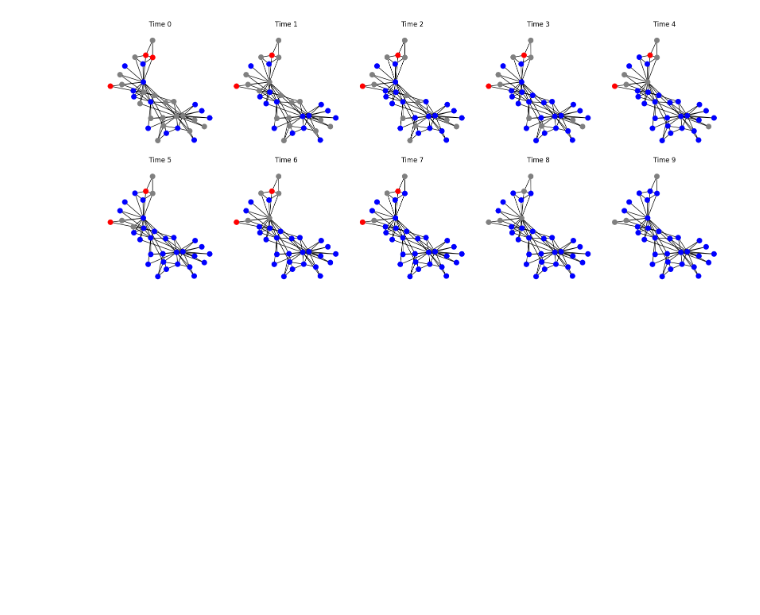
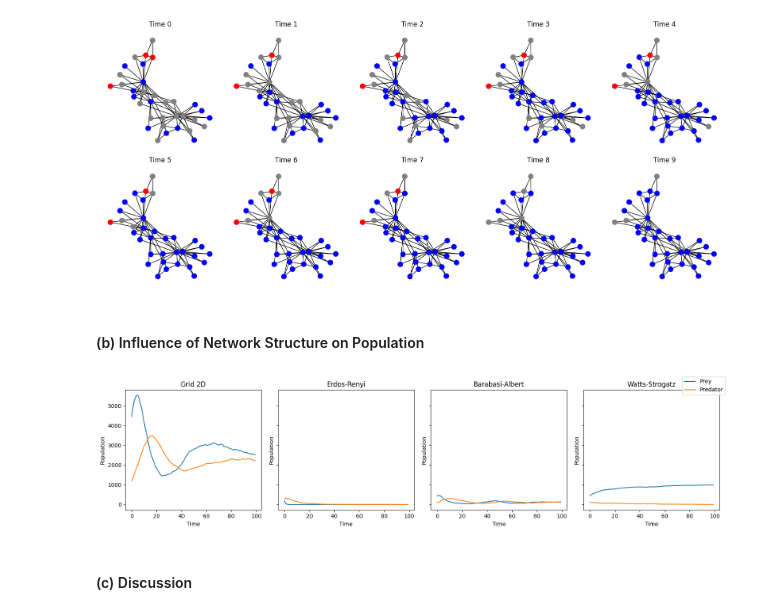
Before and after one commit to JacopoConti/Assignment_03, a Jupyter notebook: CNET5051_Assignment3_2025_Template/Assignment_03.ipynb, the cells around one changed output. Saved outputs shown, nothing was run; the diff lists cells and outputs as text; code cells hidden in the pictures; blank space fills up the shorter version.

```diff
--- a/CNET5051_Assignment3_2025_Template/Assignment_03.ipynb
+++ b/CNET5051_Assignment3_2025_Template/Assignment_03.ipynb
@@ -166,3 +165,48 @@ state_history = graphLotkaVolterra_states(
 plot_state_grid(G, state_history)
 # %% [output]
 [figure]
+# %% [markdown]
+#### (b) Influence of Network Structure on Population
+# %%
+if __name__ == "__main__":
+    # Parameters
+    x_ratio = 0.4
+    y_ratio = 0.1
+    alpha = 0.3
+    beta = 0.4
+    gamma = 0.1
+    delta = 0.5
+    T = 100
+
+    # Graphs required by the assignment
+    G1 = nx.grid_2d_graph(100, 100)
+    G2 = nx.gnp_random_graph(1000, 0.05, seed=0)
+    G3 = nx.barabasi_albert_graph(1000, 2, seed=0)
+    G4 = nx.watts_strogatz_graph(1000, 2, 0.05, seed=0)
+
+    graphs = [G1, G2, G3, G4]
+    names = ["Grid 2D", "Erdos-Renyi", "Barabasi-Albert", "Watts-Strogatz"]
+
+    fig, axes = plt.subplots(1, 4, figsize=(16, 4), sharex=True, sharey=True)
+
+    for ax, G, name in zip(axes, graphs, names):
+        history = graphLotkaVolterra(G, x_ratio, y_ratio, alpha, beta, gamma, delta, T)
+
+        prey = [h[0] for h in history]
+        pred = [h[1] for h in history]
+
+        ax.plot(prey, label="Prey")
+        ax.plot(pred, label="Predator")
+        ax.set_title(name)
+        ax.set_xlabel("Time")
+        ax.set_ylabel("Population")
+
+    handles, labels = axes[0].get_legend_handles_labels()
+    fig.legend(handles, labels, loc="upper right")
+
+    fig.tight_layout()
+    plt.show()
+# %% [output]
+[figure, added]
+# %% [markdown]
+#### (c) Discussion
```
Also changed, not shown: parts of 3 cells of this notebook, 5 other files.
